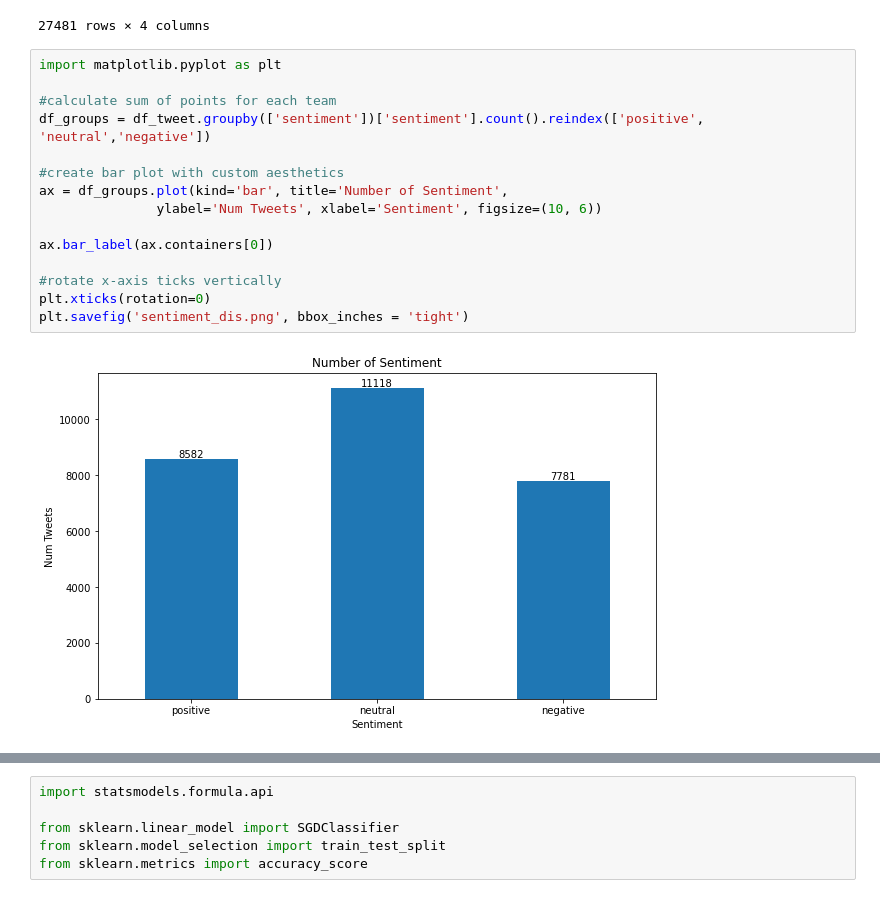
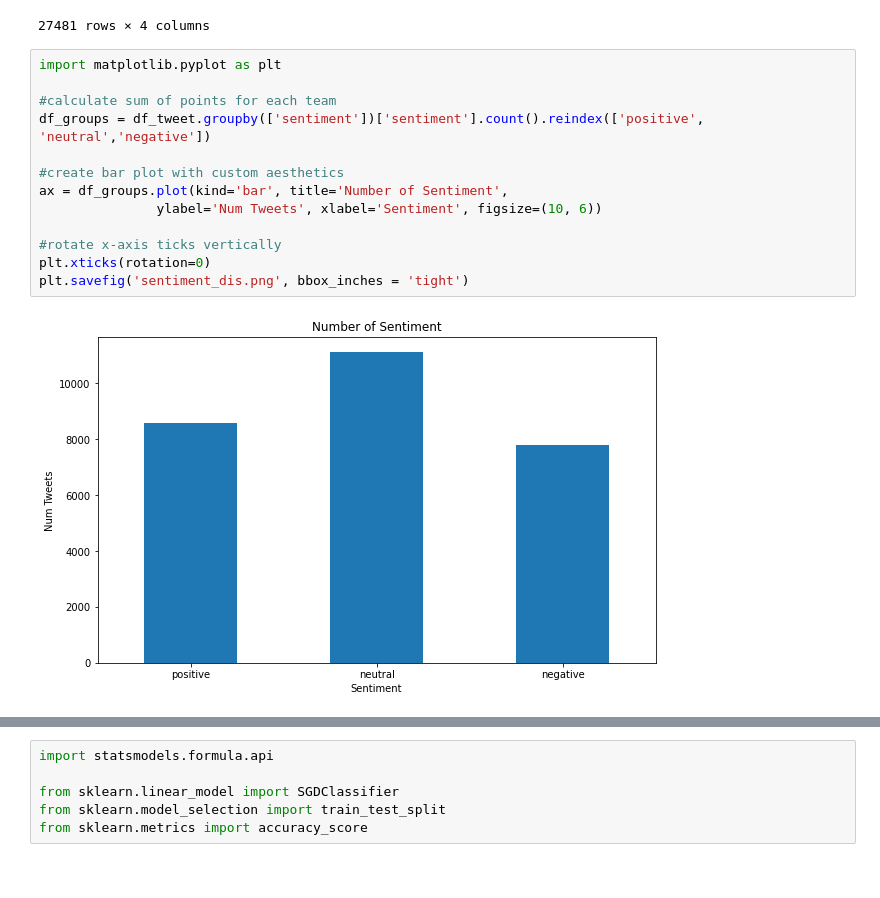
Before and after one commit to zgvera/twitter_sentiment_nlp, a Jupyter notebook: final_bert_embeddings.ipynb, the cells around one changed output, grey strips where cells are left out. Cells and saved outputs as stored; diff of their text form.

```diff
--- a/final_bert_embeddings.ipynb
+++ b/final_bert_embeddings.ipynb
@@ -41,17 +36,15 @@ df_tweet
 # %%
 import matplotlib.pyplot as plt
 
 #calculate sum of points for each team
 df_groups = df_tweet.groupby(['sentiment'])['sentiment'].count().reindex(['positive', 'neutral','negative'])
 
 #create bar plot with custom aesthetics
 ax = df_groups.plot(kind='bar', title='Number of Sentiment',
                ylabel='Num Tweets', xlabel='Sentiment', figsize=(10, 6))
 
-ax.bar_label(ax.containers[0])
-
 #rotate x-axis ticks vertically
 plt.xticks(rotation=0)
 plt.savefig('sentiment_dis.png', bbox_inches = 'tight')
 # %% [output]
-[figure, old version]
+[figure, new version]
```
Also changed, not shown: parts of 45 cells of this notebook, 1 other file.
